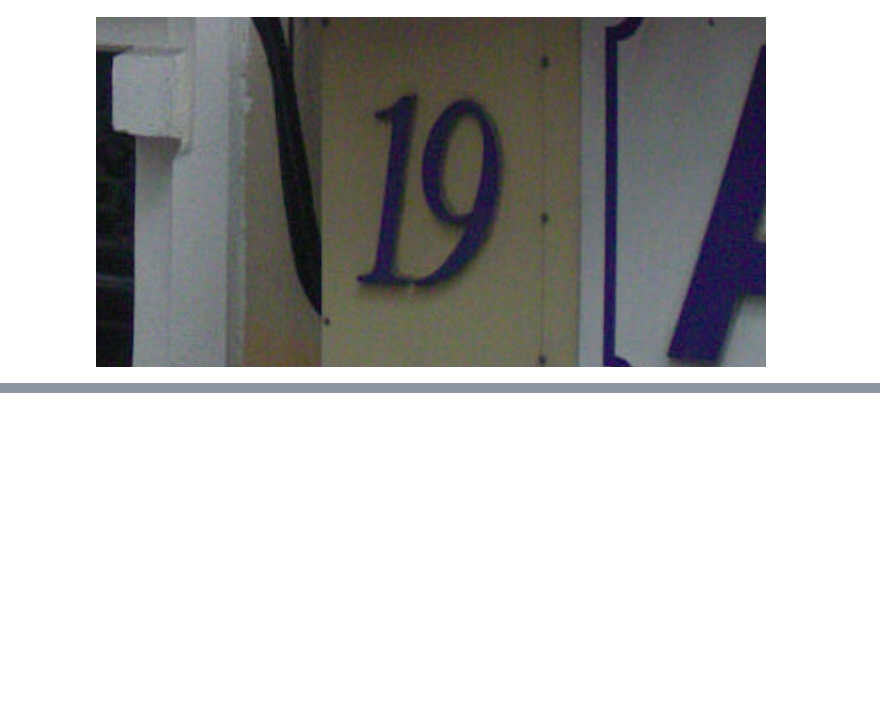
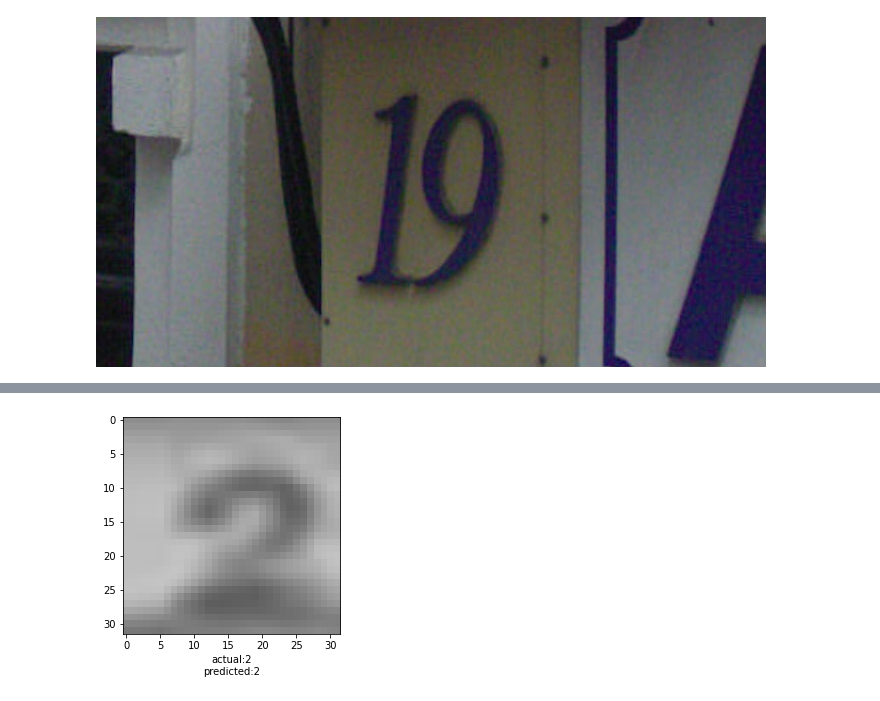
Before and after one commit to FilbertZBW/CNN_SVHN, a Jupyter notebook: CNN.ipynb, the cells around one changed output, grey strips where cells are left out. Cells and saved outputs as stored; diff of their text form; code cells hidden in the pictures; blank space fills up the shorter version.

```diff
--- a/CNN.ipynb
+++ b/CNN.ipynb
@@ -280,0 +366,4 @@ ci_test.get_cropped_image_path(13065)
+# %%
+# Create Test datasets ETA 7min
+X_test, y_test = create_input(local_path, mode="test")
+print(X_test.shape, y_test.shape)
@@ -280,0 +402,16 @@ ci_test.get_cropped_image_path(13065)
+# %%
+# Create CNN model
+cnn_model = models.Sequential()
+cnn_model.add(layers.Conv2D(filters=32, kernel_size=(3, 3), activation='relu', input_shape=(32, 32, 3)))
+cnn_model.add(layers.MaxPooling2D((2, 2)))
+
+cnn_model.add(layers.Conv2D(64, (3, 3), activation='relu'))
+cnn_model.add(layers.MaxPooling2D((2, 2)))
+
+cnn_model.add(layers.Flatten())
+cnn_model.add(layers.Dense(64, activation='relu'))
+cnn_model.add(layers.Dense(10, activation='softmax'))
+
+cnn_model.compile(optimizer='adam',
+              loss='sparse_categorical_crossentropy',
+              metrics=['accuracy'])
@@ -280,0 +420,3 @@ ci_test.get_cropped_image_path(13065)
+# %%
+# ETA 11min
+cnn_model.fit(X_train, y_train, epochs=10)
@@ -280,0 +470,13 @@ ci_test.get_cropped_image_path(13065)
+# %%
+y_pred = [np.argmax(y) for y in cnn_model.predict(X_test)]
+# %%
+# Plot cropped image with predicted& actual labels
+def plot_cropped_image(X, y, y_pred, idx):
+    plt.imshow(X[idx])
+    label = "actual:" + str(int(y[idx])) + "\npredicted:" + str(y_pred[idx])
+    plt.xlabel(label)
+
+image_index = 1
+plot_cropped_image(X_test, y_test, y_pred, image_index)
+# %% [output]
+[figure, added]
```
Also changed, not shown: parts of 26 cells of this notebook.
